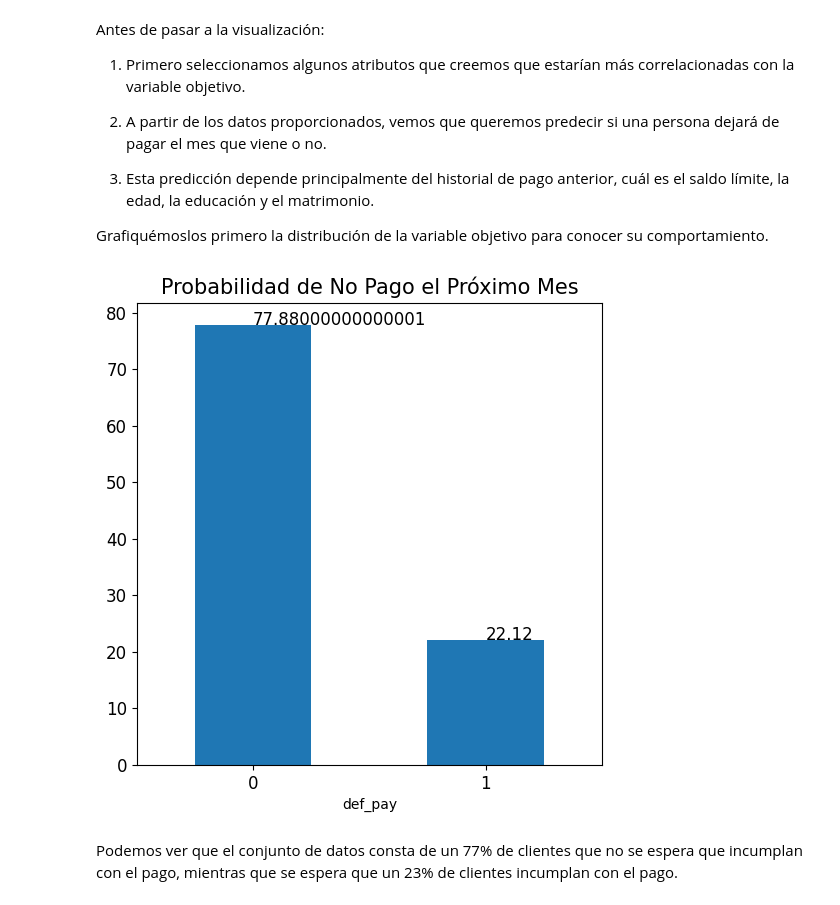
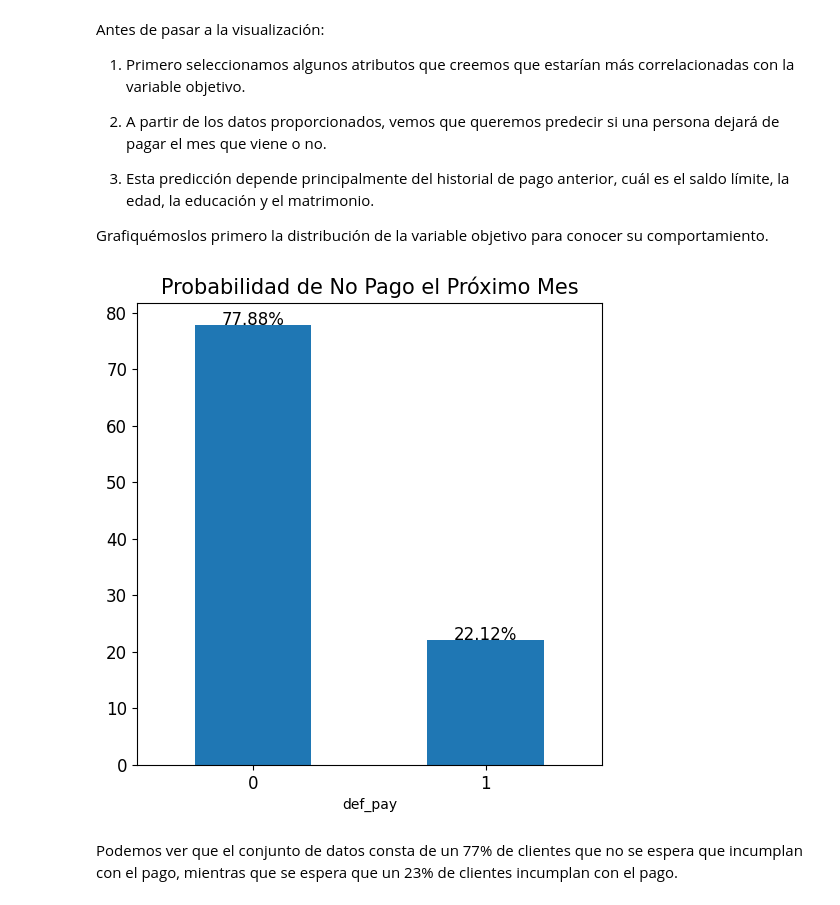
Before and after one commit to armanysys/advance-analytics-AI-ML-Python, a Jupyter notebook: Introducción_a_Paquetes_Python/Introducción_a_Paquetes_Python.ipynb, the cells around one changed output. Cells and saved outputs as stored; diff of their text form; code cells hidden in the pictures.

```diff
--- a/Introducción_a_Paquetes_Python/Introducción_a_Paquetes_Python.ipynb
+++ b/Introducción_a_Paquetes_Python/Introducción_a_Paquetes_Python.ipynb
@@ -140,15 +139,15 @@ Grafiquémoslos primero la distribución de la variable objetivo para conocer su
 # %%
 # al ser la variable objetivo una variable boleana ( 1 o 0 ),
 # podemos usar una grafica de barras
 imp_cnt = (impagos.def_pay.value_counts(normalize=True)*100)
 imp_cnt.plot.bar(figsize=(6,6))
 plt.xticks(fontsize=12, rotation=0)
 plt.yticks(fontsize=12)
 plt.title("Probabilidad de No Pago el Próximo Mes", fontsize=15)
-for x,y in zip([0,1],def_cnt):
-    plt.text(x,y,y,fontsize=12)
+for x, y in zip(imp_cnt.index, imp_cnt.values):
+    plt.text(x, y, f'{y:.2f}%', ha='center', fontsize=12)
 # %% [output]
-[figure, old version]
+[figure, new version]
 # %% [markdown]
 Podemos ver que el conjunto de datos consta de un 77% de clientes que no se espera que incumplan con el pago, mientras que se espera que un 23% de clientes incumplan con el pago.
 # %% [markdown]
```
Also changed, not shown: parts of 5 cells of this notebook, 15 other files.
